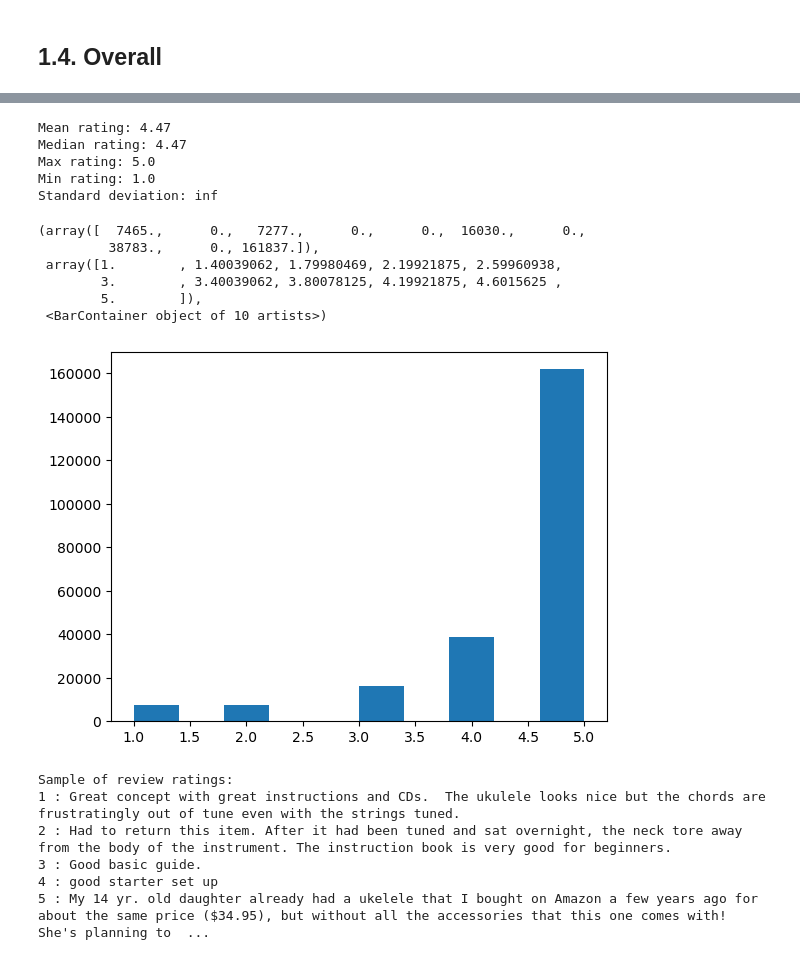
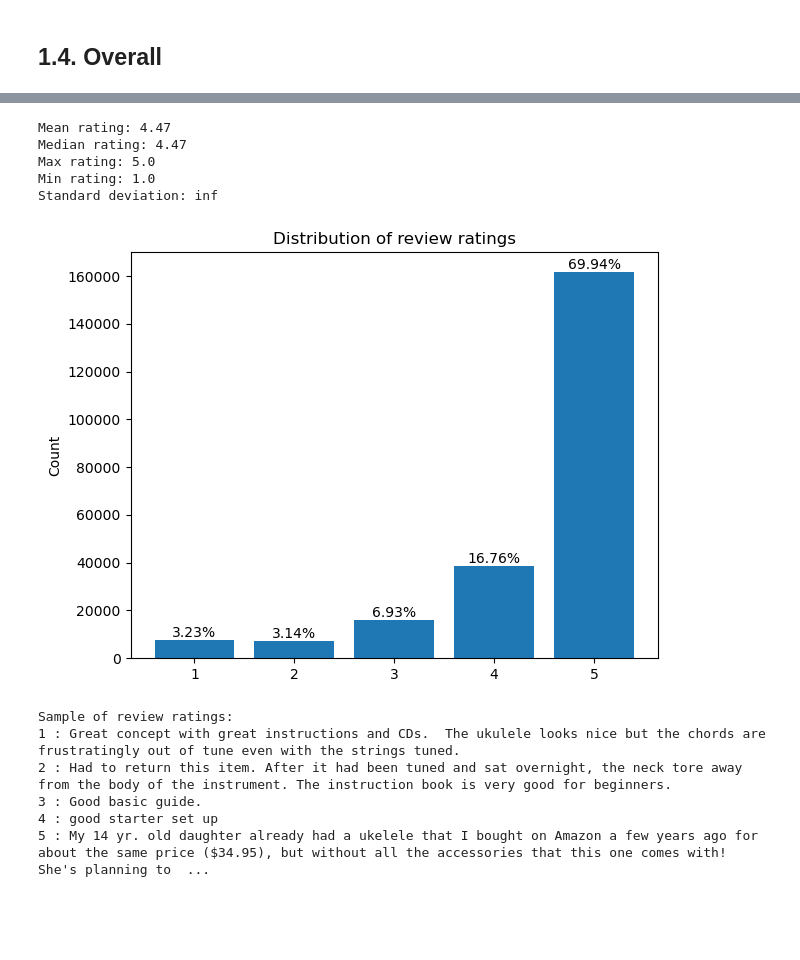
Before and after one commit to benedict-brunker/SINA-AT3_Group-33, a Jupyter notebook: notebooks/recommendations.ipynb, the cells around one changed output, grey strips where cells are left out. Cells and saved outputs as stored; diff of their text form; code cells hidden in the pictures; blank space fills up the shorter version.

```diff
--- a/notebooks/recommendations.ipynb
+++ b/notebooks/recommendations.ipynb
@@ -198,0 +296,9 @@ Since we have Unix already this is likely not needed for any computational task.
+# %%
+for review in parse(data_path):
+    if 'vote' not in review:
+        continue
+    elif isinstance(review.get('vote'), int):
+        print(review.get('vote'), "not an integer")
+        break
+else:
+    print("All votes are integers")
@@ -198,0 +309,9 @@ Since we have Unix already this is likely not needed for any computational task.
+# %%
+verified_vals = set()
+for review in parse(data_path):
+    verified = review.get('verified', None)
+    verified_vals.add(verified)
+
+
+print("Possible values for 'verified' field:")
+print(verified_vals)
@@ -258,30 +375,49 @@ Standard deviation: inf
 # %%
+from collections import Counter
 
 # mean
 print("Mean rating:", np.mean(ratings))
 # median
 print("Median rating:", np.mean(ratings))
 # max
 print("Max rating:", np.max(ratings))
 # min
 print("Min rating:", np.min(ratings))
 # std
 print("Standard deviation:", np.std(ratings))
 
-plt.hist(ratings)
+ratings_counts = Counter(ratings)
+total_ratings = sum(ratings_counts.values())
+percentages = {
+    k: (v / total_ratings) * 100 for k, v in ratings_counts.items()
+}
+labels = list(ratings_counts.keys())
+values = list(ratings_counts.values())
+
+fig, ax = plt.subplots()
+bars = ax.bar(labels, values)
+
+for bar, label in zip(bars, labels):
+    height = bar.get_height()
+    pct =  (height / total_ratings) * 100
+    ax.text(
+        bar.get_x() + bar.get_width() / 2,
+        height,
+        f'{pct:.2f}%',
+        ha='center',
+        va='bottom'
+    )
+ax.set_ylabel('Count')
+ax.set_title("Distribution of review ratings")
+plt.tight_layout()
+plt.show()
 # %% [output]
 Mean rating: 4.47
 Median rating: 4.47
 Max rating: 5.0
 Min rating: 1.0
 Standard deviation: inf
-(array([  7465.,      0.,   7277.,      0.,      0.,  16030.,      0.,
-         38783.,      0., 161837.]),
- array([1.        , 1.40039062, 1.79980469, 2.19921875, 2.59960938,
-        3.        , 3.40039062, 3.80078125, 4.19921875, 4.6015625 ,
-        5.        ]),
- <BarContainer object of 10 artists>)
-[figure, old version]
+[figure, new version]
 # %%
 # grab a sample of each rating value
 sample_set = {
```
Also changed, not shown: parts of 96 cells of this notebook, 3 other files.
